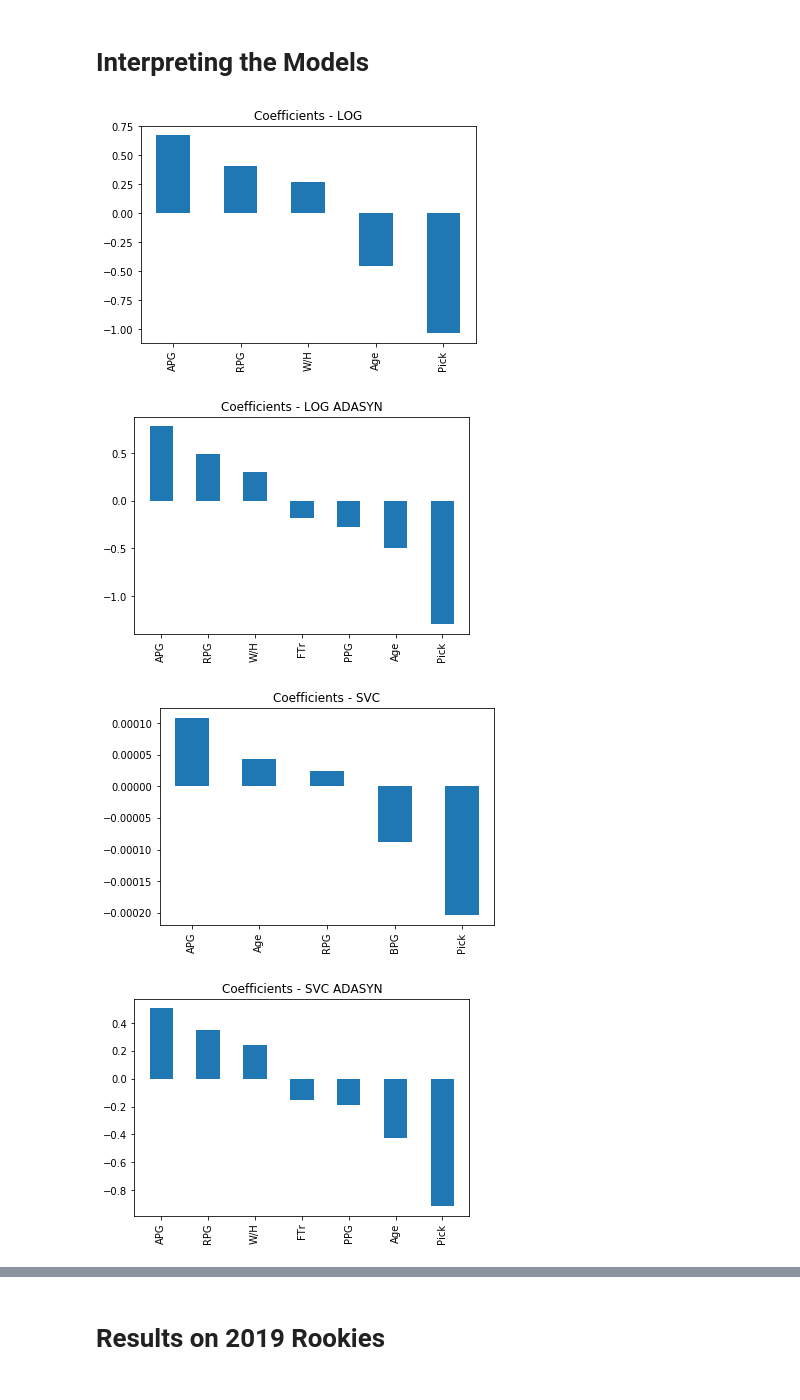
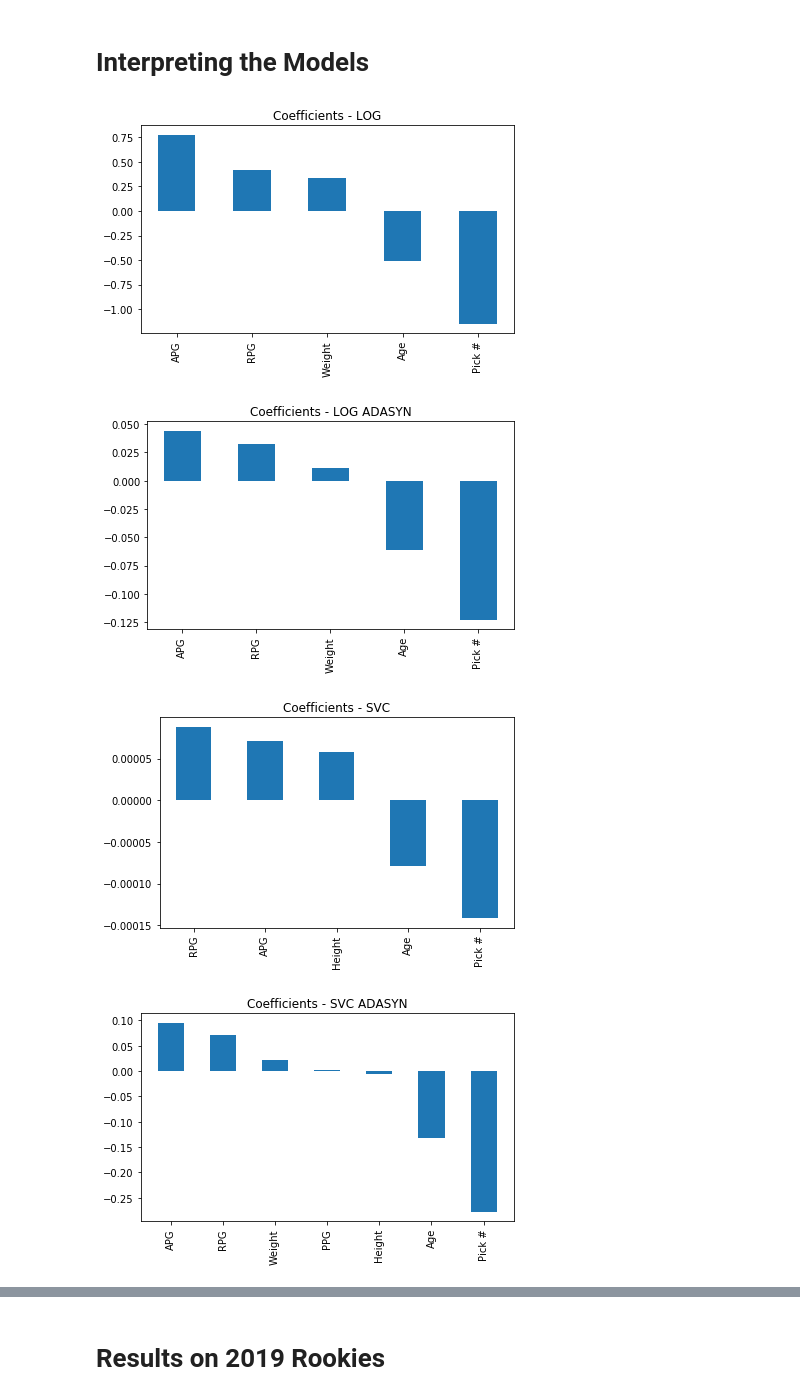
Before and after one commit to khatna/zion-hype-iw, a Jupyter notebook: notebook.ipynb, the cells around one changed output, grey strips where cells are left out. Cells and saved outputs as stored; diff of their text form; code cells hidden in the pictures.

```diff
--- a/notebook.ipynb
+++ b/notebook.ipynb
@@ -31,8 +31,8 @@ from imblearn.pipeline import Pipeline
 from imblearn.over_sampling import ADASYN
 
 # Flags
-include_woh  = True
-include_pick = True
+include_woh  = False # Use Weight/Height instead of weight and height separately
+include_pick = True  # Include the Pick No. as a feature
 # %% [markdown]
 ### Loading and preparing the data for analysis
 The data consists of the college basketball statistics of all first round picks who have played in the NCAA, since the 1990 NBA Draft. The columns consist of:
@@ -98,8 +98,8 @@ param_grid = [
     }
 ]
 
-model_log = GridSearchCV(log, param_grid=param_grid, cv=5, scoring='f1')
-model_log_os = GridSearchCV(log_os, param_grid=param_grid, cv=5, scoring='f1')
+model_log = GridSearchCV(log, param_grid=param_grid, cv=5, scoring='recall')
+model_log_os = GridSearchCV(log_os, param_grid=param_grid, cv=5, scoring='recall')
 # %% [markdown]
 ## 2. Support Vector Classifier
 # %%
@@ -128,8 +128,8 @@ param_grid = [
     }
 ]
 
-model_svc = GridSearchCV(svc, param_grid=param_grid, cv=5, scoring='f1')
-model_svc_os = GridSearchCV(svc_os, param_grid=param_grid, cv=5, scoring='f1')
+model_svc = GridSearchCV(svc, param_grid=param_grid, cv=5, scoring='recall')
+model_svc_os = GridSearchCV(svc_os, param_grid=param_grid, cv=5, scoring='recall')
 # %% [markdown]
 ## 3. Random Forest Classifier
 For the Random Forest Classifier (RFC) we use randomized search with cross validation to achieve a shorter training time.
@@ -153,8 +153,8 @@ param_grid = {
     'RFC__n_estimators': [70, 80, 90, 100]
 }
 
-model_rfc_os = GridSearchCV(rfc_os, param_grid=param_grid, cv=5, scoring='f1')
-model_rfc = GridSearchCV(rfc, param_grid=param_grid, cv=5, scoring='f1')
+model_rfc_os = GridSearchCV(rfc_os, param_grid=param_grid, cv=5, scoring='recall')
+model_rfc = GridSearchCV(rfc, param_grid=param_grid, cv=5, scoring='recall')
 # %% [markdown]
 # Evaluating the Models
 We will now look at a few methods of evaluating the models we've created
@@ -310,34 +310,35 @@ Selected features: ['Pick', 'RPG', 'BPG', 'SOS', 'FTr', 'Age']
 # %%
 def analyze_features(model, clf_name, model_name):
     try:
         t = 'Feature Importance'
         a = model.named_steps[clf_name].feature_importances_
     except:
         t = 'Coefficients'
         a = model.named_steps[clf_name].coef_[0]
 
     # getting most important features
     rfe = model.named_steps['RFE']
     selected_features = [headers[i] for i in rfe.get_support(indices=True)]
     indices = np.argsort(a)[::-1]
     names = [selected_features[i] for i in indices]
 
     # Create plot
     plt.figure()
     plt.title(t+ " - "+model_name)
     plt.bar(range(len(a)), a[indices], width=0.5)
     plt.xticks(range(len(a)), names, rotation=90)
-    plt.savefig('./features/'+model_name+'.png', dpi=300)
+    plt.tight_layout()
+    plt.savefig('./features/'+model_name+'.png', dpi=250)
     plt.show()
 
 analyze_features(model_log.best_estimator_, 'LOG', 'LOG')
 analyze_features(model_log_os.best_estimator_, 'LOG', 'LOG ADASYN')
 analyze_features(model_svc.best_estimator_, 'SVC', 'SVC')
 analyze_features(model_svc_os.best_estimator_, 'SVC', 'SVC ADASYN')
 analyze_features(model_rfc.best_estimator_, 'RFC', 'RFC')
 analyze_features(model_rfc_os.best_estimator_, 'RFC', 'RFC ADASYN')
 # %% [output]
-[figure, old version]
+[figure, new version]
-[figure, old version]
+[figure, new version]
-[figure, old version]
+[figure, new version]
-[figure, old version]
+[figure, new version]
```
Also changed, not shown: parts of 11 cells of this notebook, 20 other files.
